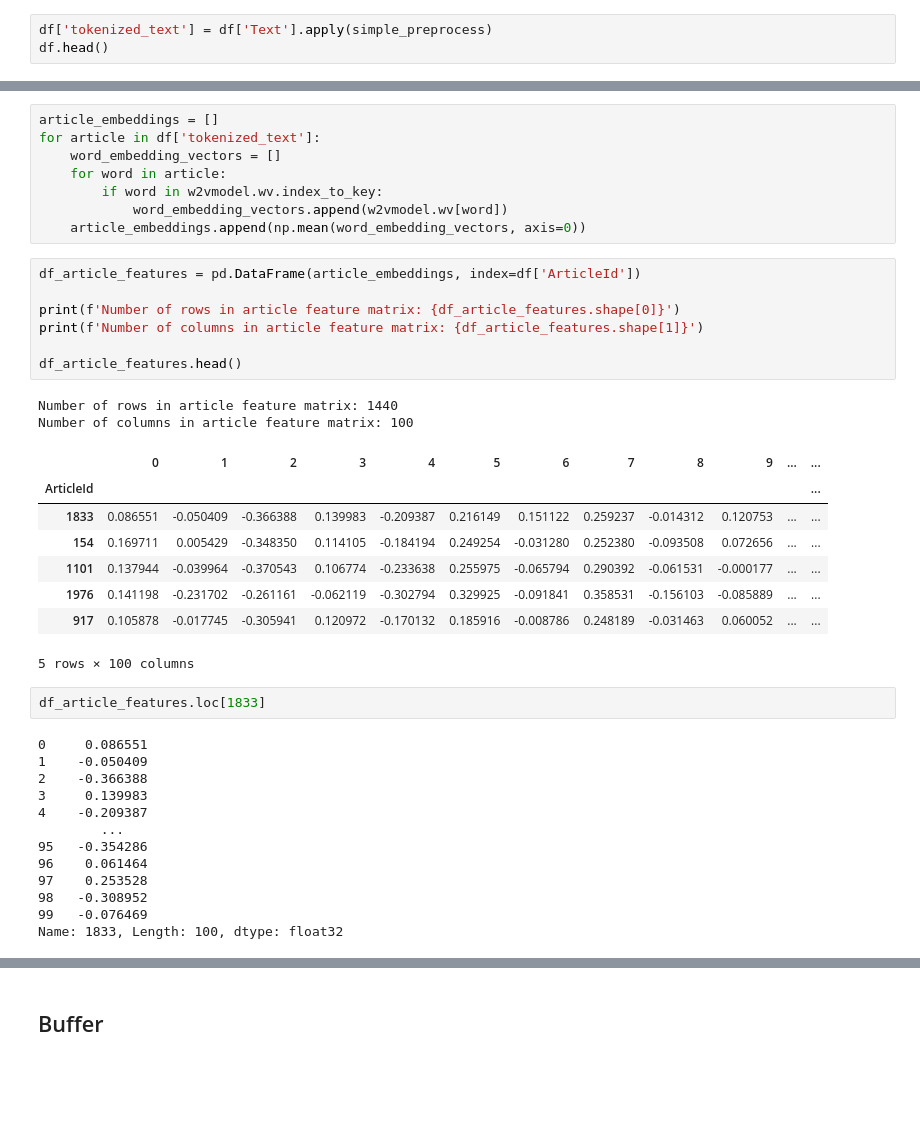
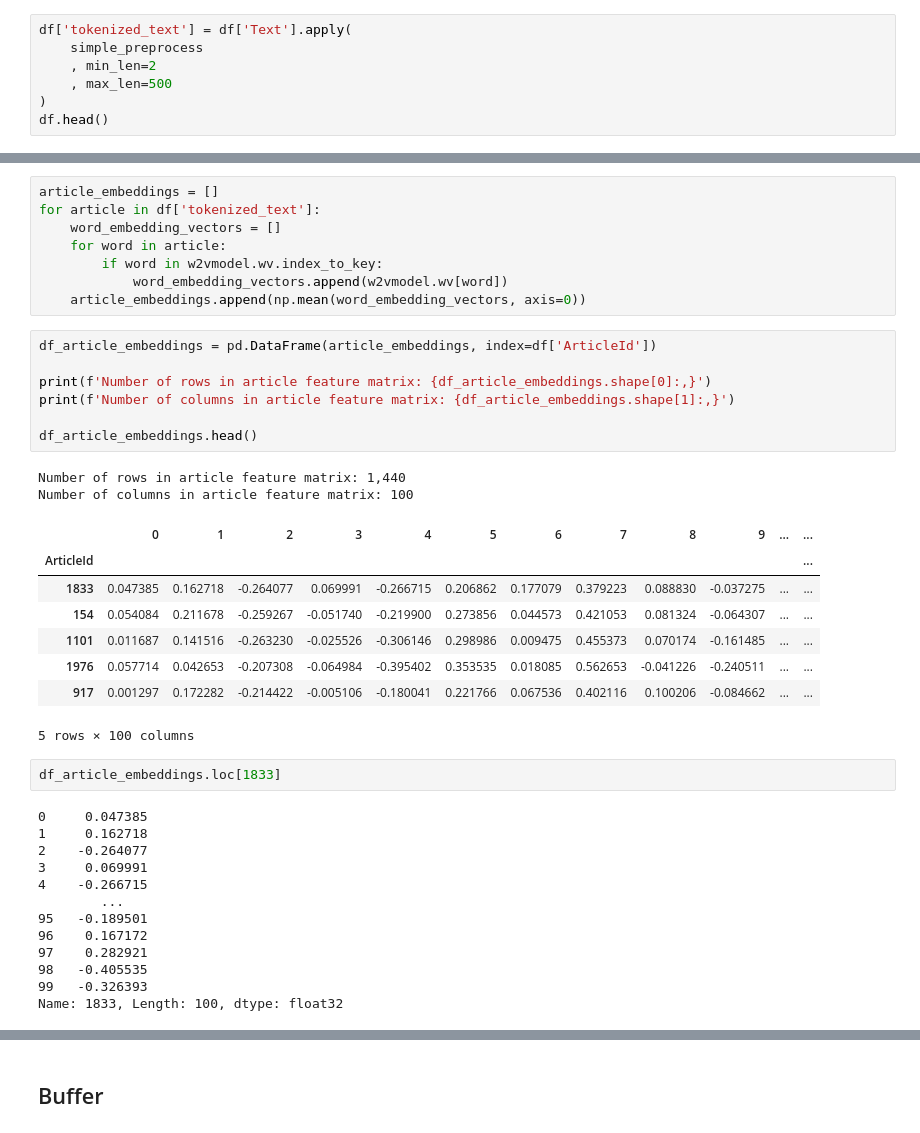
Before and after one commit to jhleakakos/msds-bbc-news-classification, a Jupyter notebook: classify_me_bbc.ipynb, the cells around one changed output, grey strips where cells are left out. Cells and saved outputs as stored; diff of their text form; blank space fills up the shorter version.

```diff
--- a/classify_me_bbc.ipynb
+++ b/classify_me_bbc.ipynb
@@ -239,7 +245,11 @@ worldcom ex-boss launches defence lawyers defending former worldcom chief bernie
 # %% [markdown]
 We add a column that contains tokenized words for each article into the original dataframe.
 # %%
-df['tokenized_text'] = df['Text'].apply(simple_preprocess)
+df['tokenized_text'] = df['Text'].apply(
+    simple_preprocess
+    , min_len=2
+    , max_len=500
+)
 df.head()
 # %% [output]
 |  | ArticleId | Text | Category | tokenized_text |
@@ -312,37 +322,37 @@ for article in df['tokenized_text']:
             word_embedding_vectors.append(w2vmodel.wv[word])
     article_embeddings.append(np.mean(word_embedding_vectors, axis=0))
 # %%
-df_article_features = pd.DataFrame(article_embeddings, index=df['ArticleId'])
+df_article_embeddings = pd.DataFrame(article_embeddings, index=df['ArticleId'])
 
-print(f'Number of rows in article feature matrix: {df_article_features.shape[0]}')
-print(f'Number of columns in article feature matrix: {df_article_features.shape[1]}')
+print(f'Number of rows in article feature matrix: {df_article_embeddings.shape[0]:,}')
+print(f'Number of columns in article feature matrix: {df_article_embeddings.shape[1]:,}')
 
-df_article_features.head()
+df_article_embeddings.head()
 # %% [output]
-Number of rows in article feature matrix: 1440
+Number of rows in article feature matrix: 1,440
 Number of columns in article feature matrix: 100
 |  | 0 | 1 | 2 | 3 | 4 | 5 | 6 | 7 | 8 | 9 | ... | ... |
 | ArticleId |  |  |  |  |  |  |  |  |  |  |  | ... |
-| 1833 | 0.086551 | -0.050409 | -0.366388 | 0.139983 | -0.209387 | 0.216149 | 0.151122 | 0.259237 | -0.014312 | 0.120753 | ... | ... |
-| 154 | 0.169711 | 0.005429 | -0.348350 | 0.114105 | -0.184194 | 0.249254 | -0.031280 | 0.252380 | -0.093508 | 0.072656 | ... | ... |
-| 1101 | 0.137944 | -0.039964 | -0.370543 | 0.106774 | -0.233638 | 0.255975 | -0.065794 | 0.290392 | -0.061531 | -0.000177 | ... | ... |
-| 1976 | 0.141198 | -0.231702 | -0.261161 | -0.062119 | -0.302794 | 0.329925 | -0.091841 | 0.358531 | -0.156103 | -0.085889 | ... | ... |
-| 917 | 0.105878 | -0.017745 | -0.305941 | 0.120972 | -0.170132 | 0.185916 | -0.008786 | 0.248189 | -0.031463 | 0.060052 | ... | ... |
+| 1833 | 0.047385 | 0.162718 | -0.264077 | 0.069991 | -0.266715 | 0.206862 | 0.177079 | 0.379223 | 0.088830 | -0.037275 | ... | ... |
+| 154 | 0.054084 | 0.211678 | -0.259267 | -0.051740 | -0.219900 | 0.273856 | 0.044573 | 0.421053 | 0.081324 | -0.064307 | ... | ... |
+| 1101 | 0.011687 | 0.141516 | -0.263230 | -0.025526 | -0.306146 | 0.298986 | 0.009475 | 0.455373 | 0.070174 | -0.161485 | ... | ... |
+| 1976 | 0.057714 | 0.042653 | -0.207308 | -0.064984 | -0.395402 | 0.353535 | 0.018085 | 0.562653 | -0.041226 | -0.240511 | ... | ... |
+| 917 | 0.001297 | 0.172282 | -0.214422 | -0.005106 | -0.180041 | 0.221766 | 0.067536 | 0.402116 | 0.100206 | -0.084662 | ... | ... |
 5 rows × 100 columns
 # %%
-df_article_features.loc[1833]
+df_article_embeddings.loc[1833]
 # %% [output]
-0     0.086551
-1    -0.050409
-2    -0.366388
-3     0.139983
-4    -0.209387
+0     0.047385
+1     0.162718
+2    -0.264077
+3     0.069991
+4    -0.266715
         ...
-95   -0.354286
-96    0.061464
-97    0.253528
-98   -0.308952
-99   -0.076469
+95   -0.189501
+96    0.167172
+97    0.282921
+98   -0.405535
+99   -0.326393
 Name: 1833, Length: 100, dtype: float32
 # %% [markdown]
 ## Matrix Factorization
```
Also changed, not shown: parts of 22 cells of this notebook.
